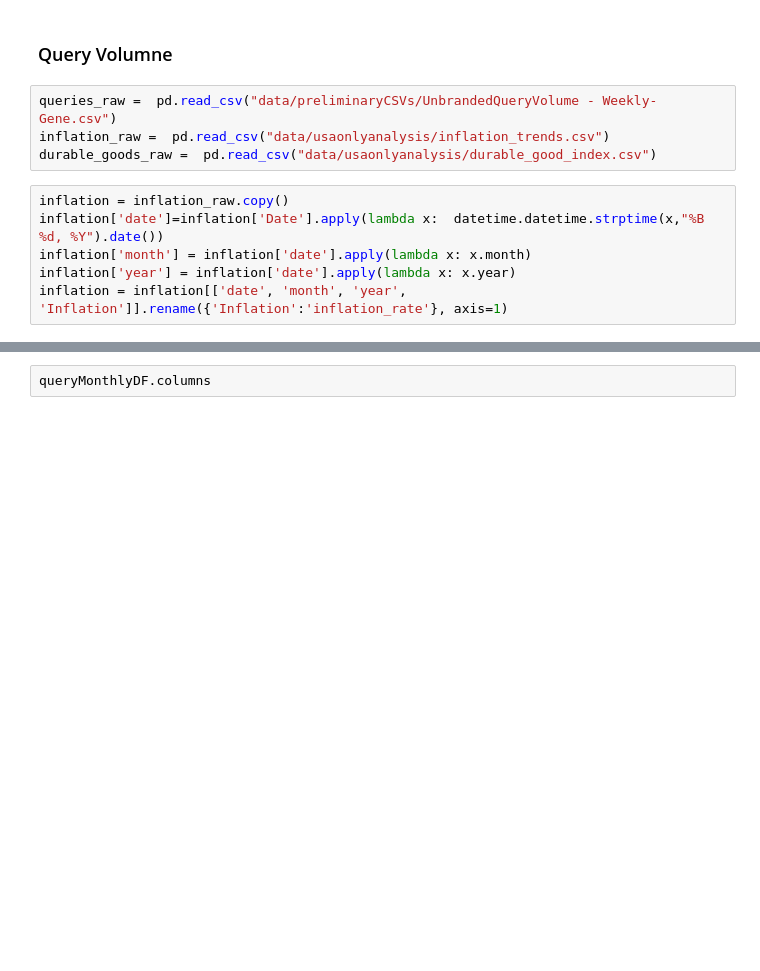
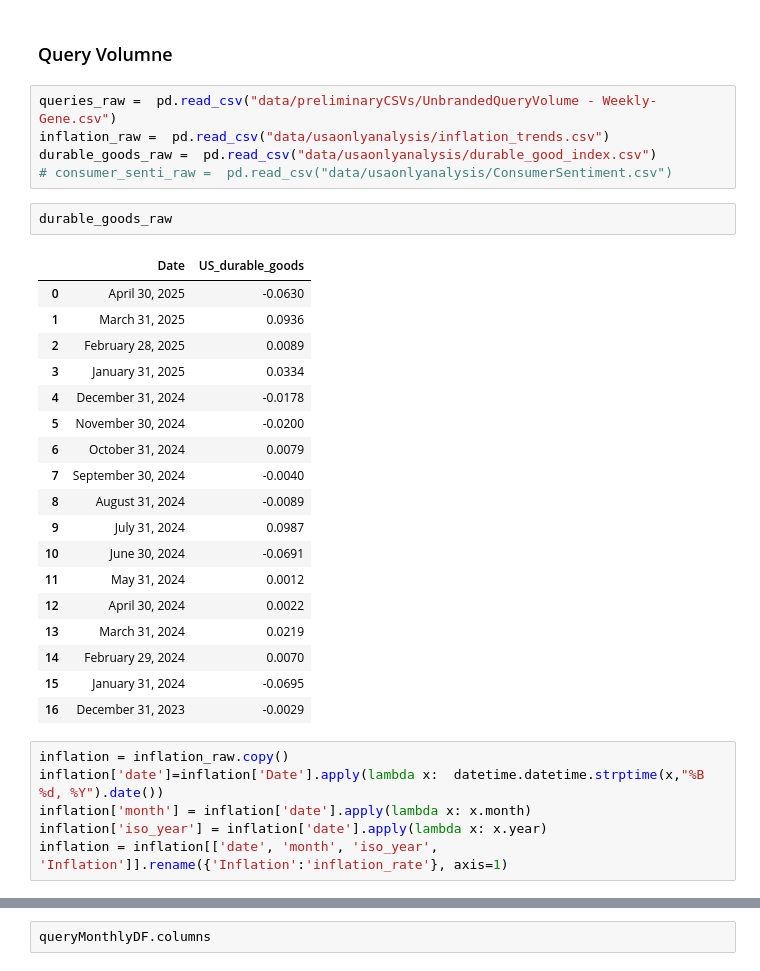
Before and after one commit to claire-danaher-dept/impact-mmm, a Jupyter notebook: dataReview.ipynb, the cells around one changed output, grey strips where cells are left out. Cells and saved outputs as stored; diff of their text form; blank space fills up the shorter version.

```diff
--- a/dataReview.ipynb
+++ b/dataReview.ipynb
@@ -794,9 +779,31 @@ The min date is 2022-01-01 and the max date is 2025-06-11
 queries_raw =  pd.read_csv("data/preliminaryCSVs/UnbrandedQueryVolume - Weekly- Gene.csv")
 inflation_raw =  pd.read_csv("data/usaonlyanalysis/inflation_trends.csv")
 durable_goods_raw =  pd.read_csv("data/usaonlyanalysis/durable_good_index.csv")
+# consumer_senti_raw =  pd.read_csv("data/usaonlyanalysis/ConsumerSentiment.csv")
+# %%
+durable_goods_raw
+# %% [output]
+|  | Date | US_durable_goods |
+| 0 | April 30, 2025 | -0.0630 |
+| 1 | March 31, 2025 | 0.0936 |
+| 2 | February 28, 2025 | 0.0089 |
+| 3 | January 31, 2025 | 0.0334 |
+| 4 | December 31, 2024 | -0.0178 |
+| 5 | November 30, 2024 | -0.0200 |
+| 6 | October 31, 2024 | 0.0079 |
+| 7 | September 30, 2024 | -0.0040 |
+| 8 | August 31, 2024 | -0.0089 |
+| 9 | July 31, 2024 | 0.0987 |
+| 10 | June 30, 2024 | -0.0691 |
+| 11 | May 31, 2024 | 0.0012 |
+| 12 | April 30, 2024 | 0.0022 |
+| 13 | March 31, 2024 | 0.0219 |
+| 14 | February 29, 2024 | 0.0070 |
+| 15 | January 31, 2024 | -0.0695 |
+| 16 | December 31, 2023 | -0.0029 |
 # %%
 inflation = inflation_raw.copy()
 inflation['date']=inflation['Date'].apply(lambda x:  datetime.datetime.strptime(x,"%B %d, %Y").date())
 inflation['month'] = inflation['date'].apply(lambda x: x.month)
-inflation['year'] = inflation['date'].apply(lambda x: x.year)
-inflation = inflation[['date', 'month', 'year', 'Inflation']].rename({'Inflation':'inflation_rate'}, axis=1)
+inflation['iso_year'] = inflation['date'].apply(lambda x: x.year)
+inflation = inflation[['date', 'month', 'iso_year', 'Inflation']].rename({'Inflation':'inflation_rate'}, axis=1)
```
Also changed, not shown: parts of 39 cells of this notebook, 19 other files.
